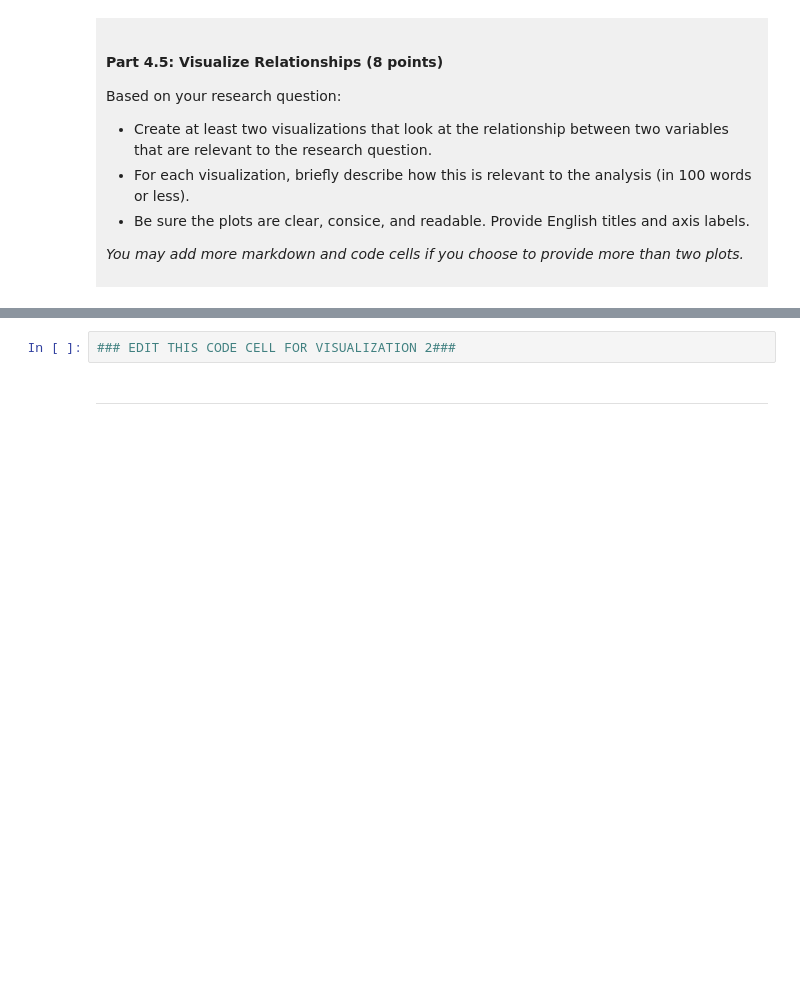
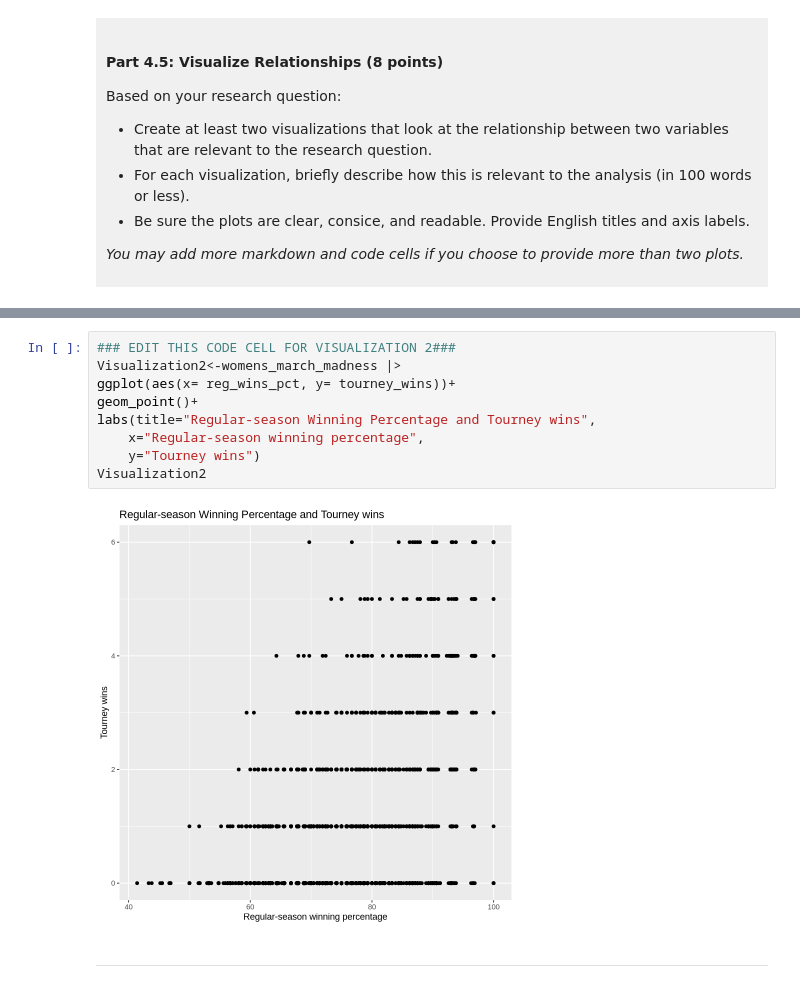
Before and after one commit to Rileyyy07/dsci-100-project-Riley-Shi, a Jupyter notebook: dsci-100-project-notebook.ipynb, the cells around one changed output, grey strips where cells are left out. Cells and saved outputs as stored; diff of their text form; blank space fills up the shorter version.

```diff
--- a/dsci-100-project-notebook.ipynb
+++ b/dsci-100-project-notebook.ipynb
@@ -317,5 +384,14 @@ Visualization 2: %%% EDIT THIS MARKDOWN CELL%%%
 # %%
 ### EDIT THIS CODE CELL FOR VISUALIZATION 2###
+Visualization2<-womens_march_madness |>
+ggplot(aes(x= reg_wins_pct, y= tourney_wins))+
+geom_point()+
+labs(title="Regular-season Winning Percentage and Tourney wins",
+    x="Regular-season winning percentage",
+    y="Tourney wins")
+Visualization2
+# %% [output]
+[figure, added]
 # %% [markdown]
 ------
 # %% [markdown]
```
Also changed, not shown: parts of 9 cells of this notebook.
